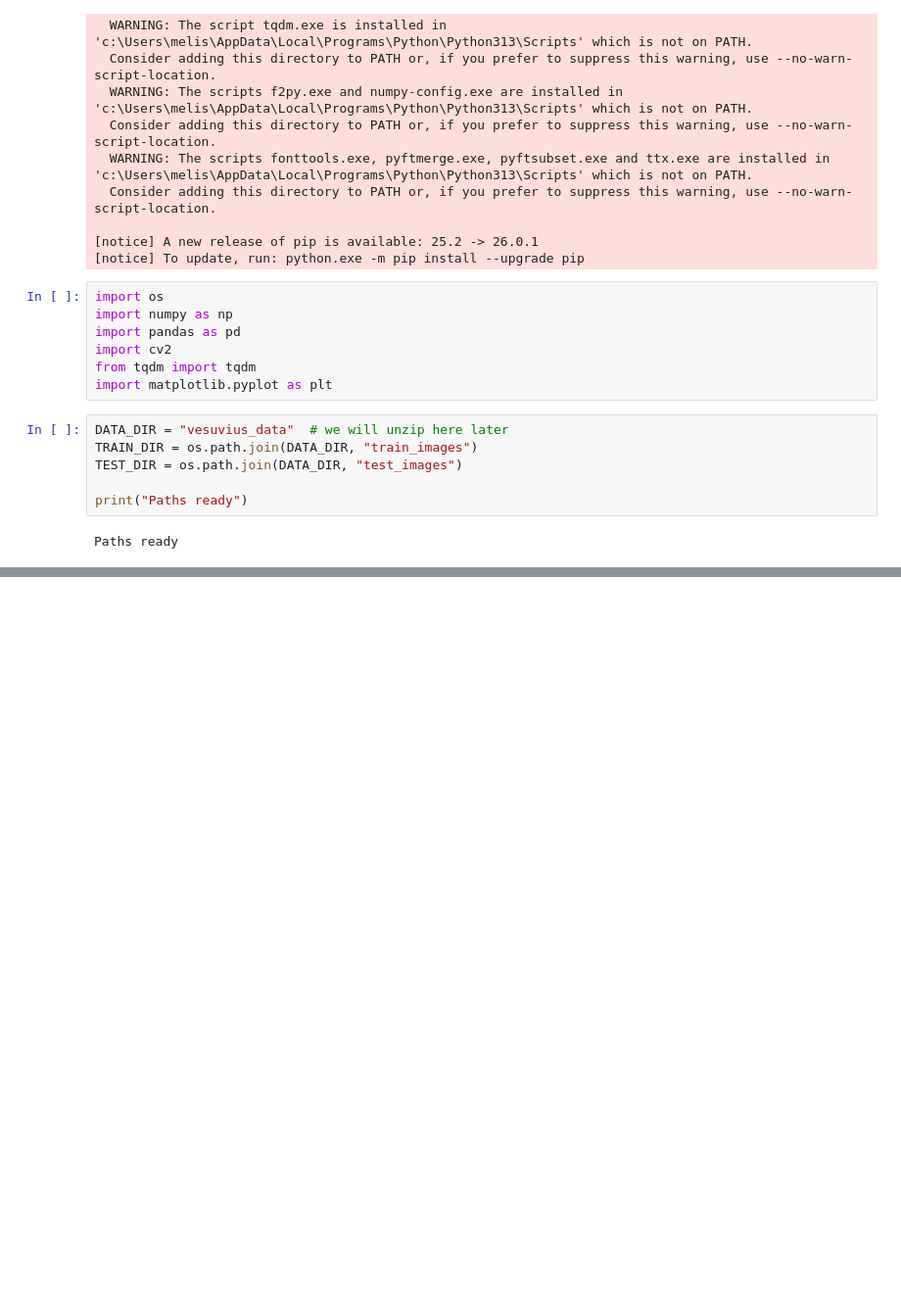
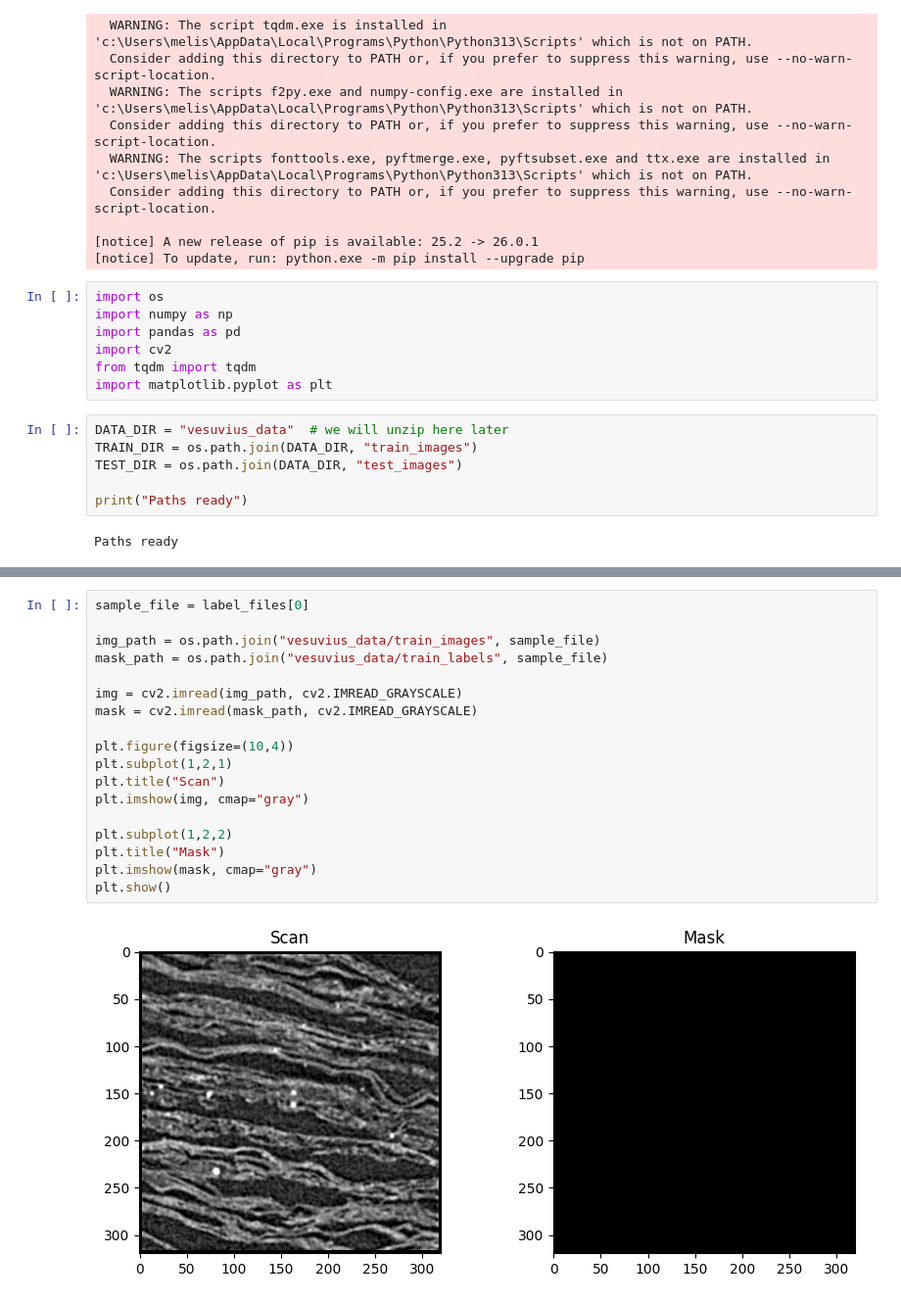
Before and after one commit to melisa-enesi/vesuvius-kaggle, a Jupyter notebook: vesuvius.ipynb, the cells around one changed output, grey strips where cells are left out. Shown at 98% size. Cells and saved outputs as stored; diff of their text form; blank space fills up the shorter version.

```diff
--- a/vesuvius.ipynb
+++ b/vesuvius.ipynb
@@ -45,0 +79,20 @@ Paths ready
+# %%
+sample_file = label_files[0]
+
+img_path = os.path.join("vesuvius_data/train_images", sample_file)
+mask_path = os.path.join("vesuvius_data/train_labels", sample_file)
+
+img = cv2.imread(img_path, cv2.IMREAD_GRAYSCALE)
+mask = cv2.imread(mask_path, cv2.IMREAD_GRAYSCALE)
+
+plt.figure(figsize=(10,4))
+plt.subplot(1,2,1)
+plt.title("Scan")
+plt.imshow(img, cmap="gray")
+
+plt.subplot(1,2,2)
+plt.title("Mask")
+plt.imshow(mask, cmap="gray")
+plt.show()
+# %% [output]
+[figure, added]
```
Also changed, not shown: parts of 9 cells of this notebook, 2 other files.
